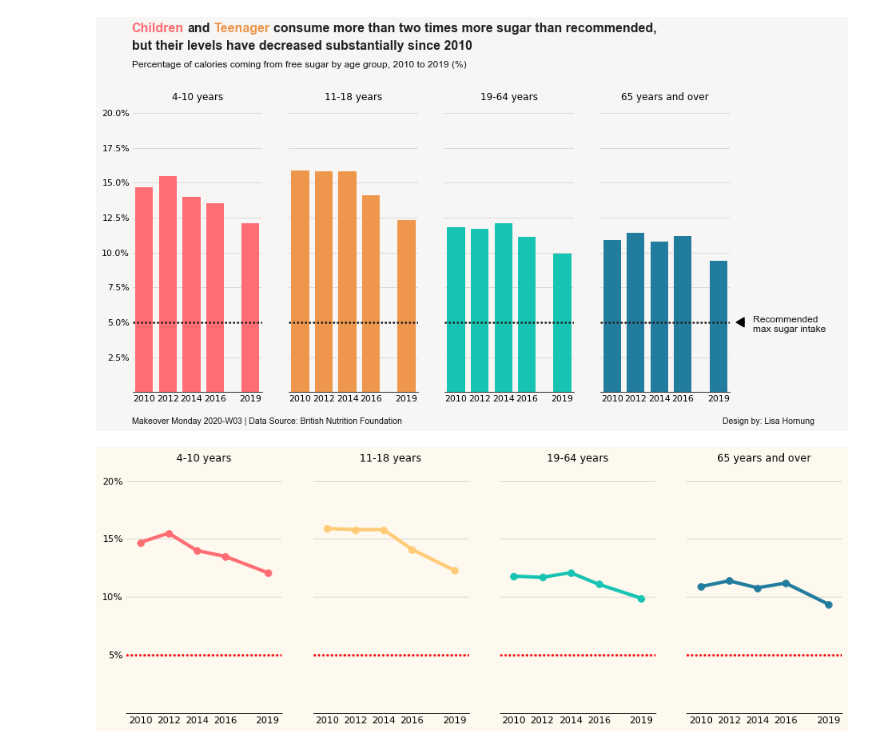
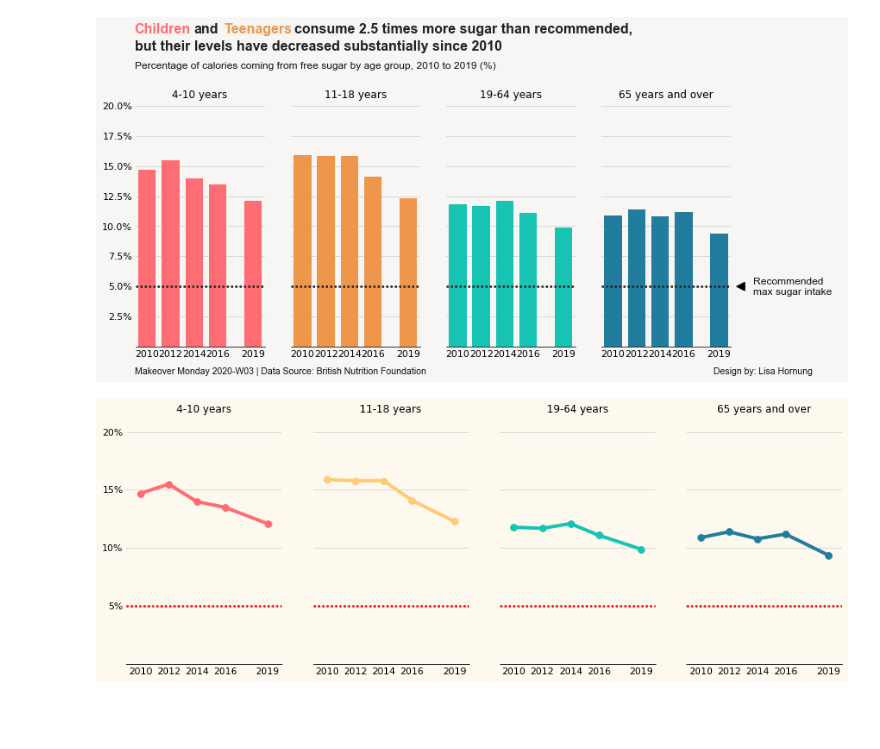
Before and after one commit to Lisa-Ho/makeover-monday, a Jupyter notebook: 2020-W03/MakeoverMonday2020W03.ipynb, the cells around one changed output. Cells and saved outputs as stored; diff of their text form; code cells hidden in the pictures; blank space fills up the shorter version.

Commit message:
amended chart title

```diff
--- a/2020-W03/MakeoverMonday2020W03.ipynb
+++ b/2020-W03/MakeoverMonday2020W03.ipynb
@@ -20,10 +20,10 @@ date_names = [2010, 2012, 2014, 2016, 2019]
 
 # =========
 # Initialise Figure and define layout
-fig, ax = plt.subplots(figsize=(13,5))
+fig, ax = plt.subplots(figsize=(12,4))
 fig.set_facecolor("#f7f6f4")
 #fig.set_facecolor("#fef9ef")
-plt.subplots_adjust(left=0.001, bottom=0.01, right=0.8, top=0.98, wspace=0.2, hspace=0.3)
+plt.subplots_adjust(left=0.001, bottom=0.01, right=0.8, top=0.98, wspace=0.2, hspace=None)
 
 # =======
 #plot data for each age bracket
@@ -62,40 +62,40 @@ for i in df["Age bracket"].unique():
     plt.plot([2009, 2020], [5,5],linestyle= (0,(1, 1)), linewidth=2.5, color=cols["benchmark"])
 
     #title
-    plt.title(i, y=1.03,ha='center', fontsize=12, fontweight=1.5)
+    plt.title(i, y=1.01,ha='center', fontsize=12, fontweight=2)
 
 #=========
 #add annotation
 plt.arrow(2021, 5, -0.5,0, head_width=0.7, head_length=0.7, length_includes_head=True, color='black',
              zorder=4, clip_on = False)
 plt.figtext(0.83,.22, "Recommended\nmax sugar intake", fontsize=12,
             ha='left', color="#111111", fontfamily="Arial")
 
 #title
-plt.figtext(0,1.26,'Children',
+plt.figtext(0,1.27,'Children',
          fontsize = 16, weight = 'bold', fontfamily='Arial', color=cols["4-10 years"])
-plt.figtext(0.075,1.26,'and',
+plt.figtext(0.08,1.27,'and',
          fontsize = 16, weight = 'bold', fontfamily='Arial', color="#222222")
-plt.figtext(0.11,1.26,'Teenager',
+plt.figtext(0.12,1.27,'Teenagers',
          fontsize = 16, weight = 'bold', fontfamily='Arial', color=cols["11-18 years"])
-plt.figtext(0.19,1.26,'consume more than two times more sugar than recommended,',
+plt.figtext(0.215,1.27,'consume 2.5 times more sugar than recommended,',
          fontsize = 16, weight = 'bold', fontfamily='Arial', color="#222222")
 plt.figtext(0,1.2,'but their levels have decreased substantially since 2010',
          fontsize = 16, weight = 'bold', fontfamily='Arial', color="#222222")
-plt.figtext(0,1.14, "Percentage of calories coming from free sugar by age group, 2010 to 2019 (%)",
+plt.figtext(0,1.13, "Percentage of calories coming from free sugar by age group, 2010 to 2019 (%)",
             fontsize=12, ha='left',  color="#111111", fontfamily="Arial")
 
 #footer
 plt.figtext(0,-0.1, "Makeover Monday 2020-W03 | Data Source: British Nutrition Foundation", fontsize=10.5,
             ha='left', color="#111111", fontfamily="Arial")
 plt.figtext(0.95,-0.1, "Design by: Lisa Hornung            ",
             fontsize=10.5, ha='right', color="#111111", fontfamily="Arial")
 
 plt.savefig("MakeoverMonday2020W03_sugar-calorie-intake.png", bbox_inches="tight",pad_inches=0.2)
 
 plt.show()
 # %% [output]
-[figure, old version]
+[figure, new version]
 # %%
 gender = ["All", "Female", "Male"]
 cols = {"All": "#333333", "Female": "orange", "Male": "blue", "benchmark": "red",
```
Also changed, not shown: 1 other file.
